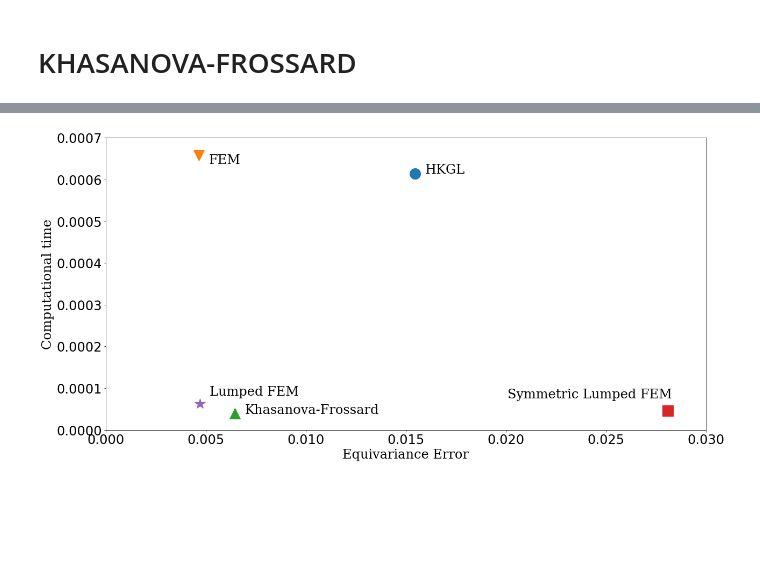
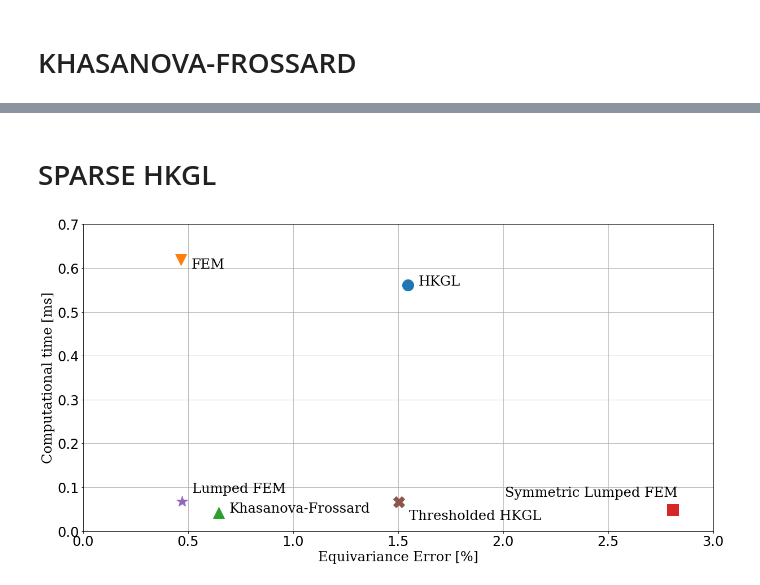
Before and after one commit to MartMilani/PDM, a Jupyter notebook: codes/06.Equivariance_error/equiangular_tradeoff.ipynb, the cells around one changed output, grey strips where cells are left out. Cells and saved outputs as stored; diff of their text form; code cells hidden in the pictures; blank space fills up the shorter version.

```diff
--- a/codes/06.Equivariance_error/equiangular_tradeoff.ipynb
+++ b/codes/06.Equivariance_error/equiangular_tradeoff.ipynb
@@ -605,0 +600,2 @@ e_KF, t_KF = equivariance_error(20, _filter_KF, plot=False, save=False)
+# %% [markdown]
+# SPARSE HKGL
@@ -606,32 +649,37 @@ e_KF, t_KF = equivariance_error(20, _filter_KF, plot=False, save=False)
 # %%
 plt.rcParams['figure.figsize'] = (20, 10)
 
 font = {'family': 'serif',
         'color':  'black',
         'weight': 'normal',
         'size': 24,
         }
 
-plt.plot(e_HKGL, t_HKGL, 'o', markersize=20)
-plt.plot(e_FEM, t_FEM, 'v', markersize=20)
-plt.plot(e_KF, t_KF, '^', markersize=20)
-plt.plot(e_SLFEM, t_SLFEM, 's', markersize=20)
-plt.plot(e_LFEM, t_LFEM, '*', markersize=20)
 
-plt.text(e_HKGL+0.0005, t_HKGL, "HKGL", fontdict=font)
-plt.text(e_FEM+0.0005, t_FEM-0.00002, "FEM", fontdict=font)
-plt.text(e_KF+0.0005, t_KF, "Khasanova-Frossard", fontdict=font)
-plt.text(e_SLFEM-0.008, t_SLFEM+0.00003, "Symmetric Lumped FEM", fontdict=font)
-plt.text(e_LFEM+0.0005, t_LFEM+0.00002, "Lumped FEM", fontdict=font)
+plt.plot(e_HKGL*1e2, t_HKGL*1e3, 'o', markersize=20)
+plt.plot(e_FEM*1e2, t_FEM*1e3, 'v', markersize=20)
+plt.plot(e_KF*1e2, t_KF*1e3, '^', markersize=20)
+plt.plot(e_SLFEM*1e2, t_SLFEM*1e3, 's', markersize=20)
+plt.plot(e_LFEM*1e2, t_LFEM*1e3, '*', markersize=20)
+plt.plot(e_SPARSE_HKGL*1e2, t_SPARSE_HKGL*1e3, 'X', markersize=20)
 
-plt.xlabel('Equivariance Error', fontdict=font)
-plt.ylabel('Computational time', fontdict=font)
+
+plt.text(e_HKGL*1e2+0.05, t_HKGL*1e3, "HKGL", fontdict=font)
+plt.text(e_FEM*1e2+0.05, t_FEM*1e3-0.02, "FEM", fontdict=font)
+plt.text(e_KF*1e2+0.05, t_KF*1e3, "Khasanova-Frossard", fontdict=font)
+plt.text(e_SLFEM*1e2-0.8, t_SLFEM*1e3+0.03, "Symmetric Lumped FEM", fontdict=font)
+plt.text(e_LFEM*1e2+0.05, t_LFEM*1e3+0.02, "Lumped FEM", fontdict=font)
+plt.text(e_SPARSE_HKGL*1e2+0.05, t_SPARSE_HKGL*1e3-0.04, 'Thresholded HKGL', fontdict=font)
+
+plt.xlabel('Equivariance Error [%]', fontdict=font)
+plt.ylabel('Computational time [ms]', fontdict=font)
 
 plt.xticks(fontsize=24)
 plt.yticks(fontsize=24)
 
-plt.xlim((0, 0.03))
-plt.ylim((0, 0.0007))
+plt.grid()
+plt.xlim((0, 3))
+plt.ylim((0, 0.7))
 plt.savefig("tradeoff.png")
 # %% [output]
-[figure, old version]
+[figure, new version]
```
Also changed, not shown: parts of 5 cells of this notebook, 3 other files.
